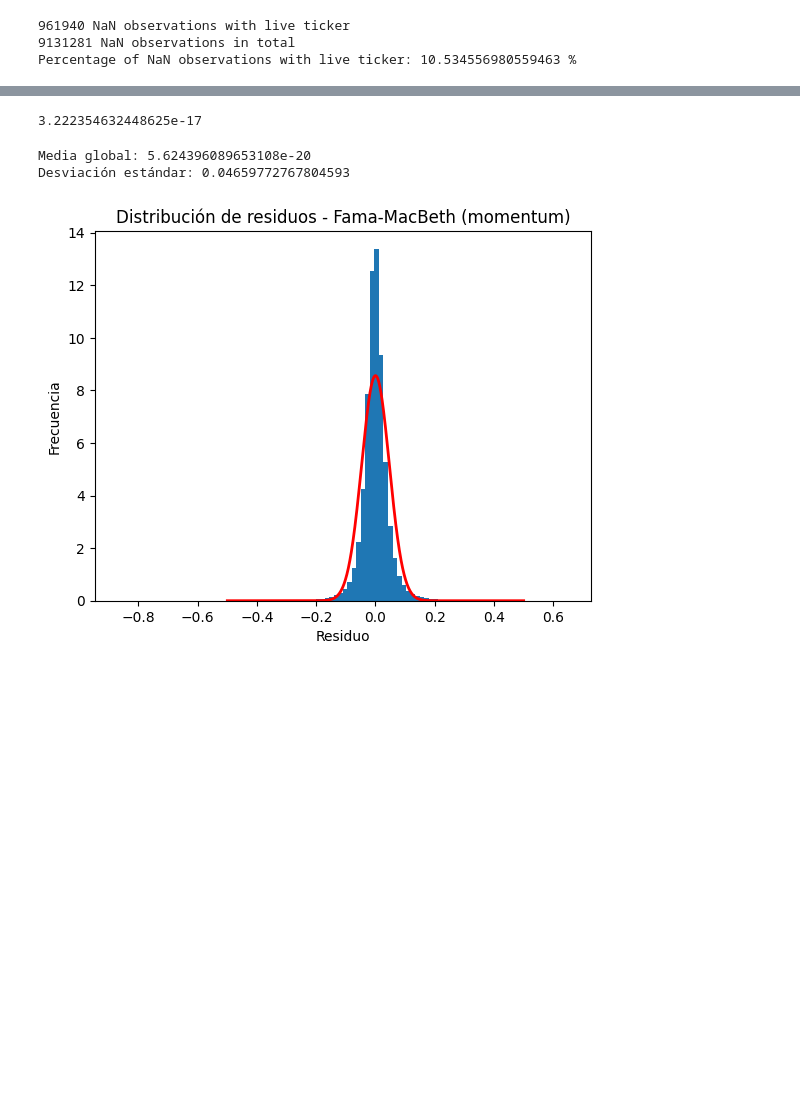
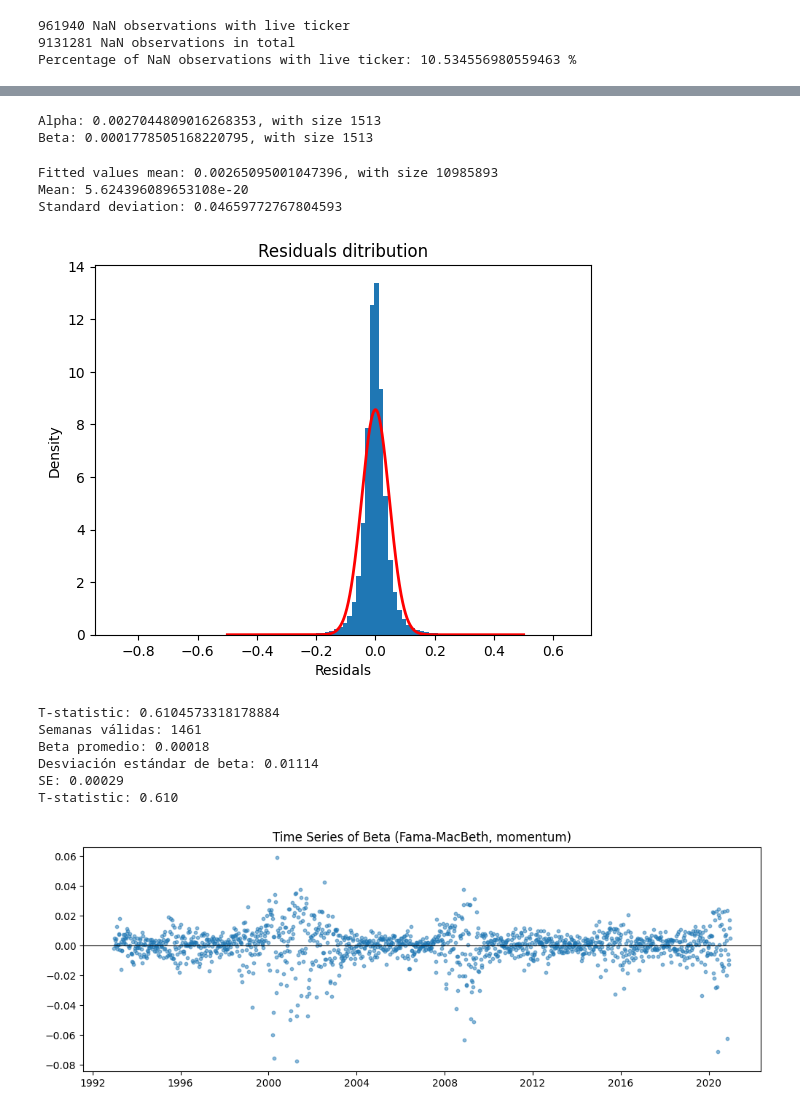
Before and after one commit to roysoler/Momentum_Comomentum_Trading_Strategy, a Jupyter notebook: notebooks/Momentum_construction.ipynb, the cells around one changed output, grey strips where cells are left out. Cells and saved outputs as stored; diff of their text form; code cells hidden in the pictures; blank space fills up the shorter version.

Commit message:
Finish Regression and Momentum

```diff
--- a/notebooks/Momentum_construction.ipynb
+++ b/notebooks/Momentum_construction.ipynb
@@ -201,14 +306,17 @@ y_valid = next_ret.where(mask)
 x_mean = x_valid.mean(axis=1)
 y_mean = y_valid.mean(axis=1)
 
-
 x_dev = x_valid.sub(x_mean, axis=0)
 y_dev = y_valid.sub(y_mean, axis=0)
 
 num = (x_dev * y_dev).sum(axis=1)
 div = (x_dev ** 2).sum(axis=1)
 
-
-
 beta = num / div.where(div != 0, np.nan)  # Avoid division by zero
 alpha = y_mean.sub(beta * x_mean, axis=0)
+
+print(f"Alpha: {alpha.mean()}, with size {alpha.size}")
+print(f"Beta: {beta.mean()}, with size {beta.size}")
+# %% [output]
+Alpha: 0.0027044809016268353, with size 1513
+Beta: 0.0001778505168220795, with size 1513
@@ -219,8 +323,10 @@ residuals = y_valid.sub(fitted, axis=0)
-# %%
-mean_by_week = residuals.mean(axis=1, skipna=True) #Calculate the mean of the residuals for each week, ignoring NaN values
-# %% [output]
-3.222354632448625e-17
 # %%
+#We calculate the fitted values and residuals for the regression
+fitted = x_valid.mul(beta, axis=0).add(alpha, axis=0)
+print(f"Fitted values mean: {fitted.mean().mean()}, with size {fitted.size}")
+residuals = y_valid.sub(fitted, axis=0)
+mean_by_week = residuals.mean(axis=1, skipna=True) #Calculate the mean of the residuals for each week, ignoring NaN values
+
 all_residuals = residuals.values.flatten()
 all_residuals = all_residuals[~np.isnan(all_residuals)]
 
@@ -238,6 +344,39 @@ plt.title("Residuals ditribution")
 plt.plot(x_normal, y_normal, 'r-', linewidth=2)
 plt.show()
 # %% [output]
-Media global: 5.624396089653108e-20
-Desviación estándar: 0.04659772767804593
+Fitted values mean: 0.00265095001047396, with size 10985893
+Mean: 5.624396089653108e-20
+Standard deviation: 0.04659772767804593
-[figure, old version]
+[figure, new version]
+# %%
+# Calculate the t-statistic
+# As we will use the mean of beta, we will calculate the standard error of beta and then compute the t-statistic
+# Standard error of beta
+
+se_beta = beta.std() / np.sqrt(len(beta.dropna()))
+t_stat = beta.mean() / se_beta
+print(f"T-statistic: {t_stat}")
+
+
+n_valid = beta.notna().sum()
+print(f"Semanas válidas: {n_valid}")
+print(f"Beta promedio: {beta.mean():.5f}")
+print(f"Desviación estándar de beta: {beta.std():.5f}")
+print(f"SE: {se_beta:.5f}")
+print(f"T-statistic: {t_stat:.3f}")
+# %% [output]
+T-statistic: 0.6104573318178884
+Semanas válidas: 1461
+Beta promedio: 0.00018
+Desviación estándar de beta: 0.01114
+SE: 0.00029
+T-statistic: 0.610
+# %%
+B = pd.DataFrame({'Date': US_dates['Date'], 'Beta': beta.values})
+plt.figure(figsize=(12,4))
+plt.scatter(B['Date'], B['Beta'], s=10, alpha=0.5)
+plt.axhline(0, color='black', linewidth=0.8)
+plt.title("Time Series of Beta (Fama-MacBeth, momentum)")
+plt.show()
+# %% [output]
+[figure, added]
```
Also changed, not shown: parts of 14 cells of this notebook.
